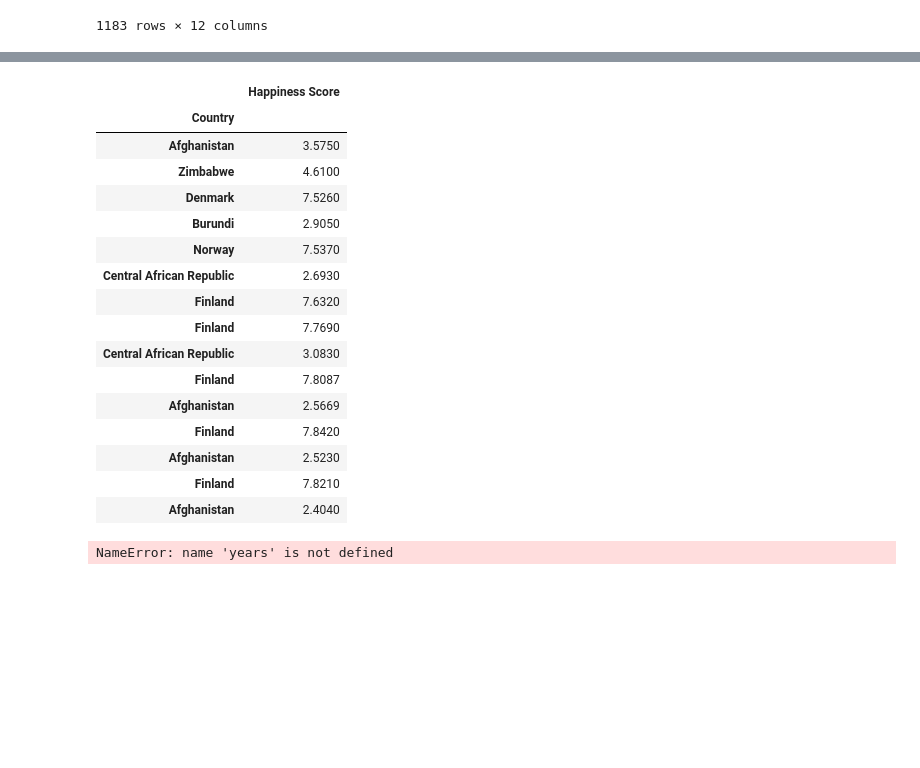
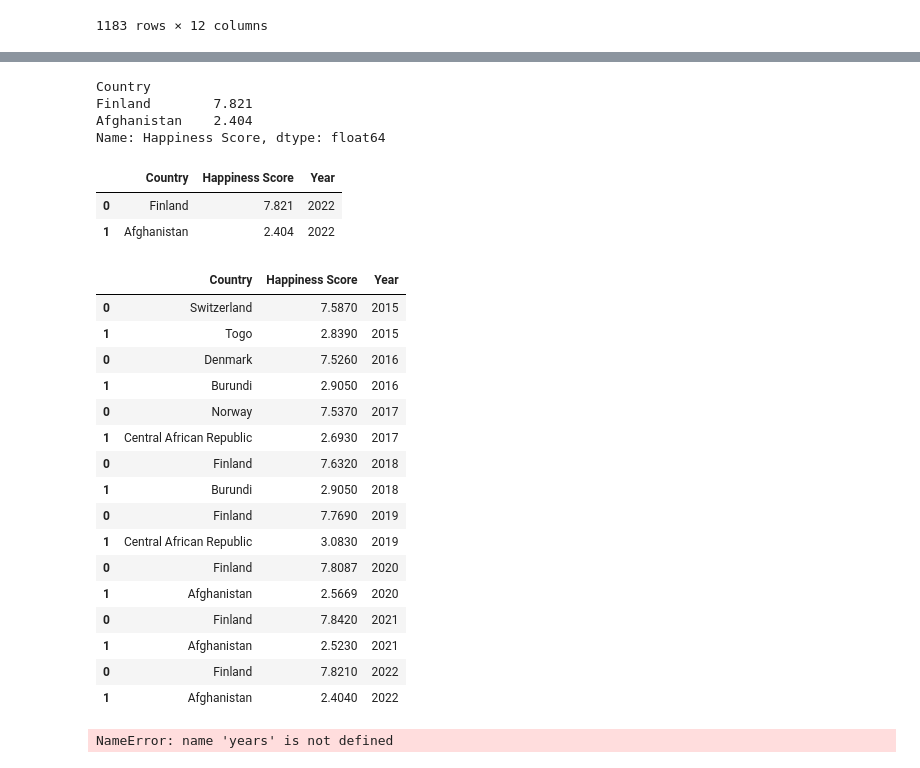
Before and after one commit to emily-curlin/Project1, a Jupyter notebook: world_happiness_lauren.ipynb, the cells around one changed output, grey strips where cells are left out. Saved outputs shown, nothing was run; the diff lists cells and outputs as text; code cells hidden in the pictures; blank space fills up the shorter version.

```diff
--- a/world_happiness_lauren.ipynb
+++ b/world_happiness_lauren.ipynb
@@ -531,0 +588,6 @@ Name: Happiness Score, dtype: float64
+# %%
+#Extract data for only 2022 and put in decending order-Lauren
+top_2022 = happiness_df[happiness_df['Year'] == 2022].groupby(happiness_df.Country).max()["Happiness Score"]
+top_2022_df = top_2022.sort_values(ascending=False)
+
+top_2022_df
@@ -532,31 +608,50 @@ Name: Happiness Score, dtype: float64
+# %%
+# Extract first and last value of dataset-Lauren
+df2022 = top_2022_df.iloc[[0, -1]]
+df2022
+# %% [output]
+Country
+Finland        7.821
+Afghanistan    2.404
+Name: Happiness Score, dtype: float64
+# %%
+#Reset index and convert to pandas-Lauren
+df2022 = pd.DataFrame(df2022).reset_index()
+# %%
+#Add "Year" column-Lauren
+df2022["Year"] = [2022,2022]
+df2022
+# %% [output]
+|  | Country | Happiness Score | Year |
+| 0 | Finland | 7.821 | 2022 |
+| 1 | Afghanistan | 2.404 | 2022 |
 # %%
 from functools import reduce
 # %%
 #define list of DataFrames
 dfs = [df2015, df2016, df2017, df2018, df2019, df2020, df2021, df2022]
 
 #merge all DataFrames into one
-final_df = reduce(lambda  left,right: pd.merge(left,right,on=['Country', 'Happiness Score'],
-                                            how='outer'), dfs)
+final_df = pd.concat(dfs)
 final_df
 # %% [output]
-|  | Happiness Score |
-| Country |  |
-| Afghanistan | 3.5750 |
-| Zimbabwe | 4.6100 |
-| Denmark | 7.5260 |
-| Burundi | 2.9050 |
-| Norway | 7.5370 |
-| Central African Republic | 2.6930 |
-| Finland | 7.6320 |
-| Finland | 7.7690 |
-| Central African Republic | 3.0830 |
-| Finland | 7.8087 |
-| Afghanistan | 2.5669 |
-| Finland | 7.8420 |
-| Afghanistan | 2.5230 |
-| Finland | 7.8210 |
-| Afghanistan | 2.4040 |
+|  | Country | Happiness Score | Year |
+| 0 | Switzerland | 7.5870 | 2015 |
+| 1 | Togo | 2.8390 | 2015 |
+| 0 | Denmark | 7.5260 | 2016 |
+| 1 | Burundi | 2.9050 | 2016 |
+| 0 | Norway | 7.5370 | 2017 |
+| 1 | Central African Republic | 2.6930 | 2017 |
+| 0 | Finland | 7.6320 | 2018 |
+| 1 | Burundi | 2.9050 | 2018 |
+| 0 | Finland | 7.7690 | 2019 |
+| 1 | Central African Republic | 3.0830 | 2019 |
+| 0 | Finland | 7.8087 | 2020 |
+| 1 | Afghanistan | 2.5669 | 2020 |
+| 0 | Finland | 7.8420 | 2021 |
+| 1 | Afghanistan | 2.5230 | 2021 |
+| 0 | Finland | 7.8210 | 2022 |
+| 1 | Afghanistan | 2.4040 | 2022 |
 # %%
 #final_df
 #x_axis = final_df["Country"]
```
Also changed, not shown: parts of 51 cells of this notebook.
